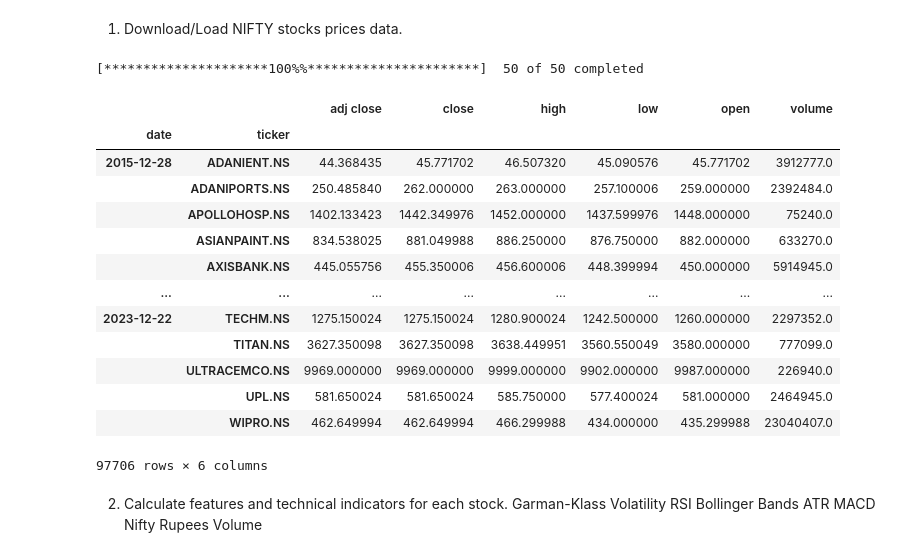
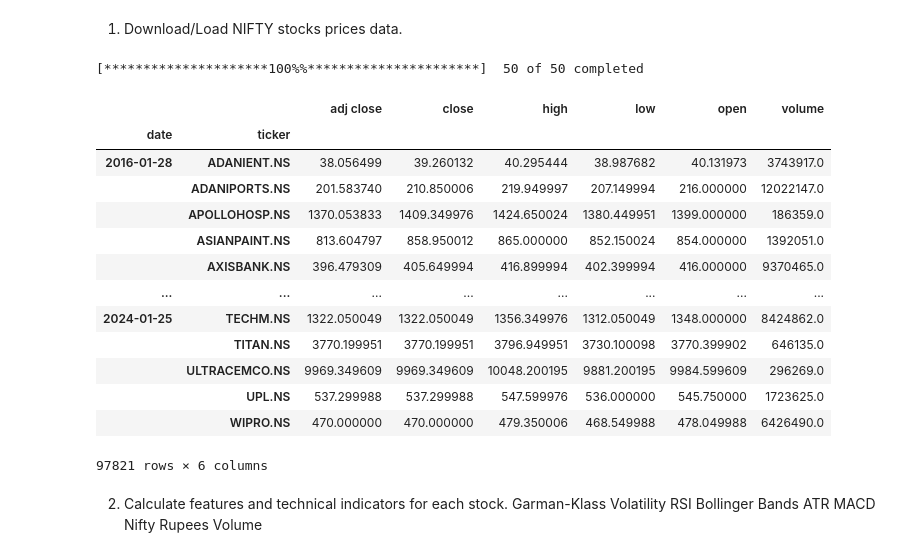
Before and after one commit to netkap/quant_ml_nifty50, a Jupyter notebook: Machine_Learning_Quant_Trade_NIFTY50.ipynb, the cells around one changed output. Saved outputs shown, nothing was run; the diff lists cells and outputs as text; code cells hidden in the pictures.

```diff
--- a/Machine_Learning_Quant_Trade_NIFTY50.ipynb
+++ b/Machine_Learning_Quant_Trade_NIFTY50.ipynb
@@ -58,46 +58,46 @@ ysymbol=['ADANIENT.NS',
 'TCS.NS',
 'TATACONSUM.NS',
 'TATAMOTORS.NS',
 'TATASTEEL.NS',
 'TECHM.NS',
 'TITAN.NS',
 'UPL.NS',
 'ULTRACEMCO.NS',
 'WIPRO.NS']
 
 # Yahoo finance takes nse stocks ending with .ns
 
 
 
-end_date = '2023-12-23'
+end_date = dt.date.today()
 # data fro previous 8 years
 start_date = pd.to_datetime(end_date)-pd.DateOffset(365*8)
 
 df = yf.download(tickers=ysymbol,
                  start=start_date,
                  end=end_date).stack()
 
 df.index.names = ['date', 'ticker']
 
 df.columns = df.columns.str.lower()
 
 df
 # %% [output]
 [*********************100%%**********************]  50 of 50 completed
 |  |  | adj close | close | high | low | open | volume |
 | date | ticker |  |  |  |  |  |  |
-| 2015-12-28 | ADANIENT.NS | 44.368435 | 45.771702 | 46.507320 | 45.090576 | 45.771702 | 3912777.0 |
-|  | ADANIPORTS.NS | 250.485840 | 262.000000 | 263.000000 | 257.100006 | 259.000000 | 2392484.0 |
-|  | APOLLOHOSP.NS | 1402.133423 | 1442.349976 | 1452.000000 | 1437.599976 | 1448.000000 | 75240.0 |
-|  | ASIANPAINT.NS | 834.538025 | 881.049988 | 886.250000 | 876.750000 | 882.000000 | 633270.0 |
-|  | AXISBANK.NS | 445.055756 | 455.350006 | 456.600006 | 448.399994 | 450.000000 | 5914945.0 |
+| 2016-01-28 | ADANIENT.NS | 38.056499 | 39.260132 | 40.295444 | 38.987682 | 40.131973 | 3743917.0 |
+|  | ADANIPORTS.NS | 201.583740 | 210.850006 | 219.949997 | 207.149994 | 216.000000 | 12022147.0 |
+|  | APOLLOHOSP.NS | 1370.053833 | 1409.349976 | 1424.650024 | 1380.449951 | 1399.000000 | 186359.0 |
+|  | ASIANPAINT.NS | 813.604797 | 858.950012 | 865.000000 | 852.150024 | 854.000000 | 1392051.0 |
+|  | AXISBANK.NS | 396.479309 | 405.649994 | 416.899994 | 402.399994 | 416.000000 | 9370465.0 |
 | ... | ... | ... | ... | ... | ... | ... | ... |
-| 2023-12-22 | TECHM.NS | 1275.150024 | 1275.150024 | 1280.900024 | 1242.500000 | 1260.000000 | 2297352.0 |
-|  | TITAN.NS | 3627.350098 | 3627.350098 | 3638.449951 | 3560.550049 | 3580.000000 | 777099.0 |
-|  | ULTRACEMCO.NS | 9969.000000 | 9969.000000 | 9999.000000 | 9902.000000 | 9987.000000 | 226940.0 |
-|  | UPL.NS | 581.650024 | 581.650024 | 585.750000 | 577.400024 | 581.000000 | 2464945.0 |
-|  | WIPRO.NS | 462.649994 | 462.649994 | 466.299988 | 434.000000 | 435.299988 | 23040407.0 |
+| 2024-01-25 | TECHM.NS | 1322.050049 | 1322.050049 | 1356.349976 | 1312.050049 | 1348.000000 | 8424862.0 |
+|  | TITAN.NS | 3770.199951 | 3770.199951 | 3796.949951 | 3730.100098 | 3770.399902 | 646135.0 |
+|  | ULTRACEMCO.NS | 9969.349609 | 9969.349609 | 10048.200195 | 9881.200195 | 9984.599609 | 296269.0 |
+|  | UPL.NS | 537.299988 | 537.299988 | 547.599976 | 536.000000 | 545.750000 | 1723625.0 |
+|  | WIPRO.NS | 470.000000 | 470.000000 | 479.350006 | 468.549988 | 478.049988 | 6426490.0 |
-97706 rows × 6 columns
+97821 rows × 6 columns
 # %% [markdown]
 2. Calculate features and technical indicators for each stock.
 Garman-Klass Volatility
```
Also changed, not shown: parts of 16 cells of this notebook.
